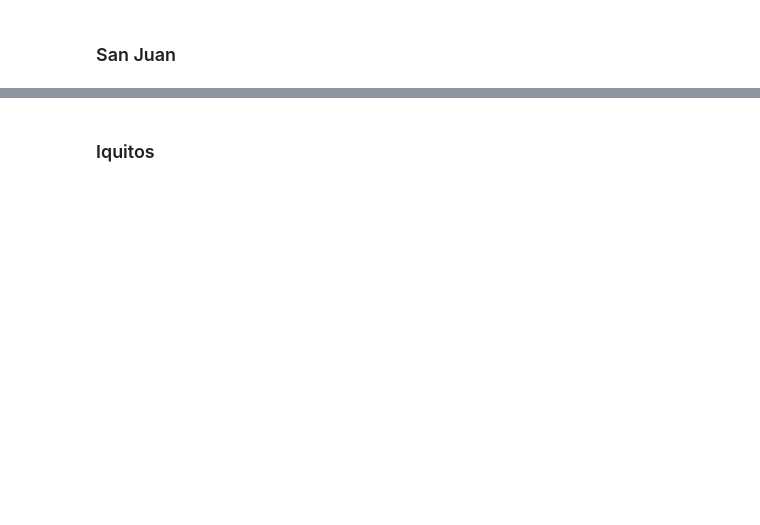
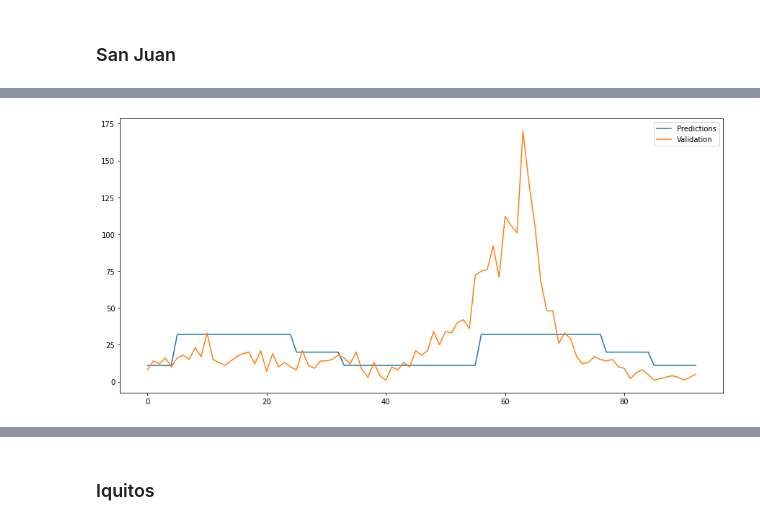
Before and after one commit to GGC17/deng, a Jupyter notebook: train.ipynb, the cells around one changed output, grey strips where cells are left out. Saved outputs shown, nothing was run; the diff lists cells and outputs as text; code cells hidden in the pictures; blank space fills up the shorter version.

```diff
--- a/train.ipynb
+++ b/train.ipynb
@@ -43,0 +65,14 @@ def rfr(X_train, X_val, y_train, y_val):
+# %%
+# Decision Tree
+def dtr(X_train, X_val, y_train, y_val):
+
+    model = 'Decision Tree Regressor'
+    regressor = DecisionTreeRegressor(random_state=42)
+    gs_params = { 'criterion': ['mae'], 'max_features': ['sqrt', 'auto', 'log2'], 'min_samples_split' : [7,8,10,12],
+                 'max_depth': [3,5,7,10]}
+
+    regressor_dtr, pred_dtr = pred_regressor(model, regressor, X_train, X_val, y_train, y_val, params=gs_params)
+
+    print('\nBest Parameters:\n',regressor_dtr)
+
+    return regressor_dtr, pred_dtr
@@ -58,0 +154,4 @@ Best Parameters:
+# %%
+plot_errors(pred_dtr_sj, y_val_sj)
+# %% [output]
+[figure, added]
```
Also changed, not shown: parts of 28 cells of this notebook, 1 other file.
